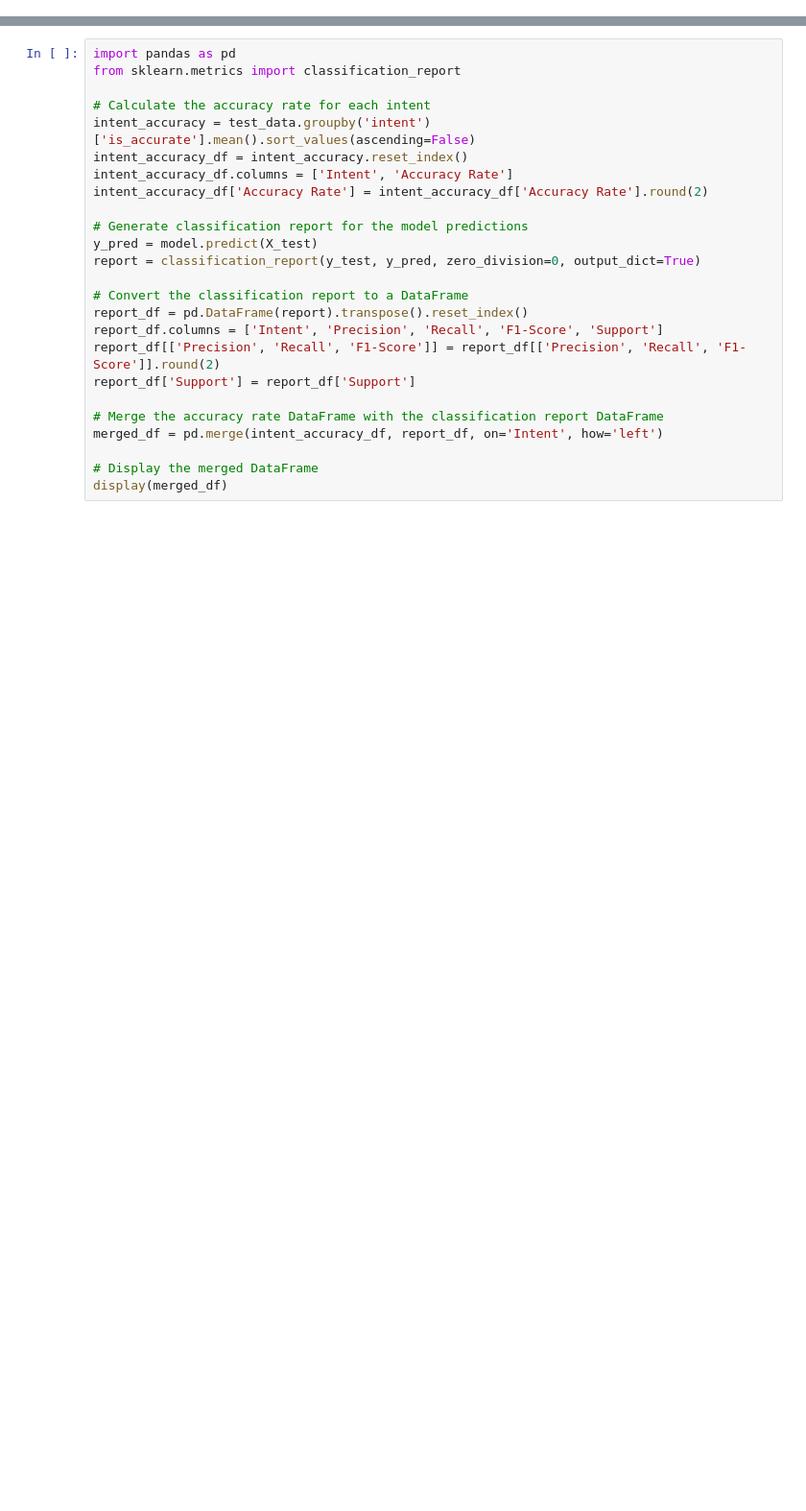
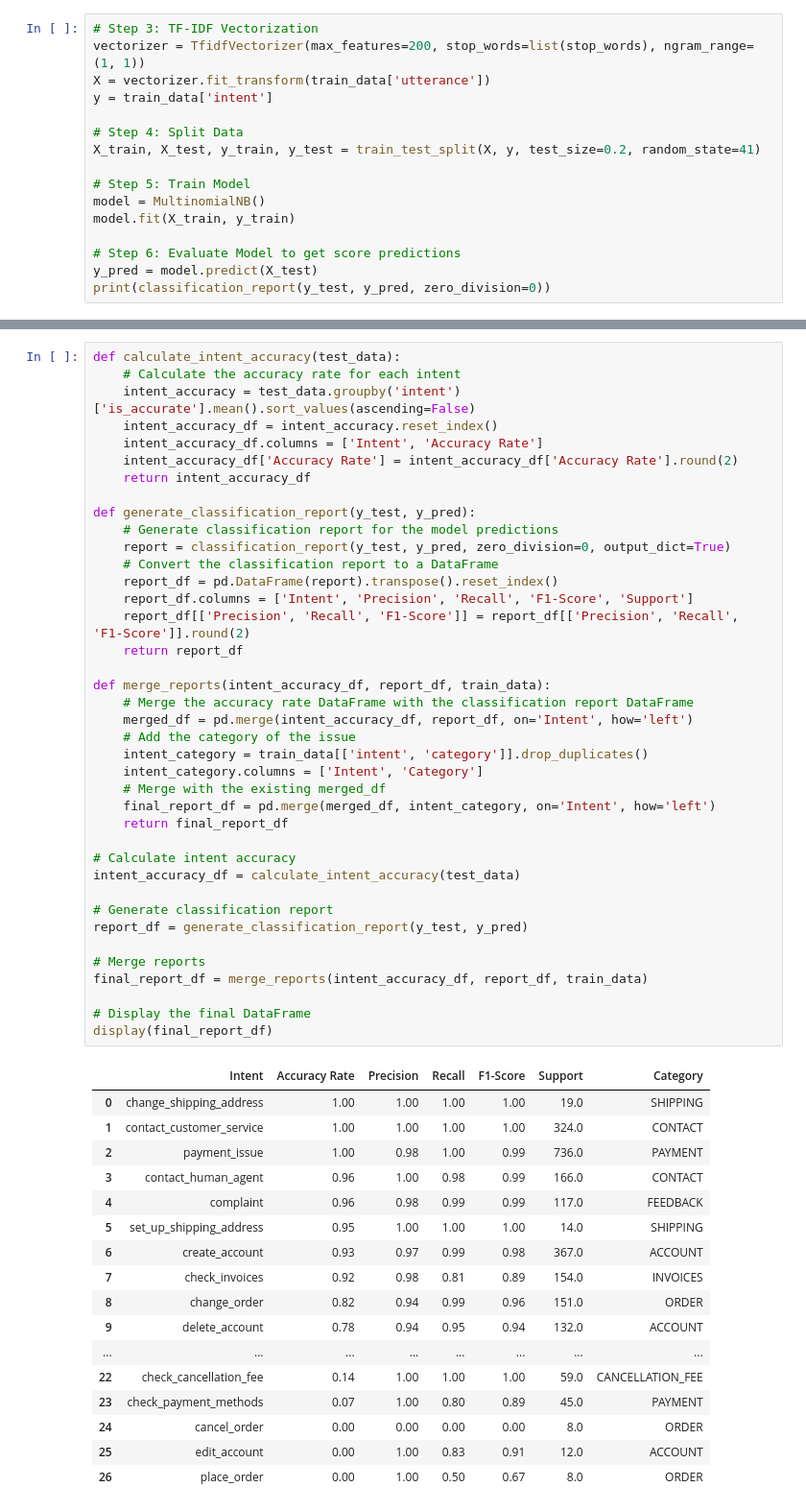
Before and after one commit to czer323/Utterance-Analysis, a Jupyter notebook: draft7.ipynb, the cells around one changed output, grey strips where cells are left out. Shown: that part at 96% size. Cells and saved outputs as stored; diff of their text form; blank space fills up the shorter version.

```diff
--- a/draft7.ipynb
+++ b/draft7.ipynb
@@ -79,0 +85,16 @@ display(test)
+# %%
+# Step 3: TF-IDF Vectorization
+vectorizer = TfidfVectorizer(max_features=200, stop_words=list(stop_words), ngram_range=(1, 1))
+X = vectorizer.fit_transform(train_data['utterance'])
+y = train_data['intent']
+
+# Step 4: Split Data
+X_train, X_test, y_train, y_test = train_test_split(X, y, test_size=0.2, random_state=41)
+
+# Step 5: Train Model
+model = MultinomialNB()
+model.fit(X_train, y_train)
+
+# Step 6: Evaluate Model to get score predictions
+y_pred = model.predict(X_test)
+print(classification_report(y_test, y_pred, zero_division=0))
@@ -161,25 +217,57 @@ print(f"Accuracy Score: {accuracy_score * 100:.2f}%")
 # %%
-import pandas as pd
-from sklearn.metrics import classification_report
+def calculate_intent_accuracy(test_data):
+    # Calculate the accuracy rate for each intent
+    intent_accuracy = test_data.groupby('intent')['is_accurate'].mean().sort_values(ascending=False)
+    intent_accuracy_df = intent_accuracy.reset_index()
+    intent_accuracy_df.columns = ['Intent', 'Accuracy Rate']
+    intent_accuracy_df['Accuracy Rate'] = intent_accuracy_df['Accuracy Rate'].round(2)
+    return intent_accuracy_df
 
-# Calculate the accuracy rate for each intent
-intent_accuracy = test_data.groupby('intent')['is_accurate'].mean().sort_values(ascending=False)
-intent_accuracy_df = intent_accuracy.reset_index()
-intent_accuracy_df.columns = ['Intent', 'Accuracy Rate']
-intent_accuracy_df['Accuracy Rate'] = intent_accuracy_df['Accuracy Rate'].round(2)
+def generate_classification_report(y_test, y_pred):
+    # Generate classification report for the model predictions
+    report = classification_report(y_test, y_pred, zero_division=0, output_dict=True)
+    # Convert the classification report to a DataFrame
+    report_df = pd.DataFrame(report).transpose().reset_index()
+    report_df.columns = ['Intent', 'Precision', 'Recall', 'F1-Score', 'Support']
+    report_df[['Precision', 'Recall', 'F1-Score']] = report_df[['Precision', 'Recall', 'F1-Score']].round(2)
+    return report_df
 
-# Generate classification report for the model predictions
-y_pred = model.predict(X_test)
-report = classification_report(y_test, y_pred, zero_division=0, output_dict=True)
+def merge_reports(intent_accuracy_df, report_df, train_data):
+    # Merge the accuracy rate DataFrame with the classification report DataFrame
+    merged_df = pd.merge(intent_accuracy_df, report_df, on='Intent', how='left')
+    # Add the category of the issue
+    intent_category = train_data[['intent', 'category']].drop_duplicates()
+    intent_category.columns = ['Intent', 'Category']
+    # Merge with the existing merged_df
+    final_report_df = pd.merge(merged_df, intent_category, on='Intent', how='left')
+    return final_report_df
 
-# Convert the classification report to a DataFrame
-report_df = pd.DataFrame(report).transpose().reset_index()
-report_df.columns = ['Intent', 'Precision', 'Recall', 'F1-Score', 'Support']
-report_df[['Precision', 'Recall', 'F1-Score']] = report_df[['Precision', 'Recall', 'F1-Score']].round(2)
-report_df['Support'] = report_df['Support']
+# Calculate intent accuracy
+intent_accuracy_df = calculate_intent_accuracy(test_data)
 
-# Merge the accuracy rate DataFrame with the classification report DataFrame
-merged_df = pd.merge(intent_accuracy_df, report_df, on='Intent', how='left')
+# Generate classification report
+report_df = generate_classification_report(y_test, y_pred)
 
-# Display the merged DataFrame
-display(merged_df)
+# Merge reports
+final_report_df = merge_reports(intent_accuracy_df, report_df, train_data)
+
+# Display the final DataFrame
+display(final_report_df)
+# %% [output]
+|  | Intent | Accuracy Rate | Precision | Recall | F1-Score | Support | Category |
+| 0 | change_shipping_address | 1.00 | 1.00 | 1.00 | 1.00 | 19.0 | SHIPPING |
+| 1 | contact_customer_service | 1.00 | 1.00 | 1.00 | 1.00 | 324.0 | CONTACT |
+| 2 | payment_issue | 1.00 | 0.98 | 1.00 | 0.99 | 736.0 | PAYMENT |
+| 3 | contact_human_agent | 0.96 | 1.00 | 0.98 | 0.99 | 166.0 | CONTACT |
+| 4 | complaint | 0.96 | 0.98 | 0.99 | 0.99 | 117.0 | FEEDBACK |
+| 5 | set_up_shipping_address | 0.95 | 1.00 | 1.00 | 1.00 | 14.0 | SHIPPING |
+| 6 | create_account | 0.93 | 0.97 | 0.99 | 0.98 | 367.0 | ACCOUNT |
+| 7 | check_invoices | 0.92 | 0.98 | 0.81 | 0.89 | 154.0 | INVOICES |
+| 8 | change_order | 0.82 | 0.94 | 0.99 | 0.96 | 151.0 | ORDER |
+| 9 | delete_account | 0.78 | 0.94 | 0.95 | 0.94 | 132.0 | ACCOUNT |
+| ... | ... | ... | ... | ... | ... | ... | ... |
+| 22 | check_cancellation_fee | 0.14 | 1.00 | 1.00 | 1.00 | 59.0 | CANCELLATION_FEE |
+| 23 | check_payment_methods | 0.07 | 1.00 | 0.80 | 0.89 | 45.0 | PAYMENT |
+| 24 | cancel_order | 0.00 | 0.00 | 0.00 | 0.00 | 8.0 | ORDER |
+| 25 | edit_account | 0.00 | 1.00 | 0.83 | 0.91 | 12.0 | ACCOUNT |
+| 26 | place_order | 0.00 | 1.00 | 0.50 | 0.67 | 8.0 | ORDER |
```
Also changed, not shown: parts of 10 cells of this notebook, 4 other files.
